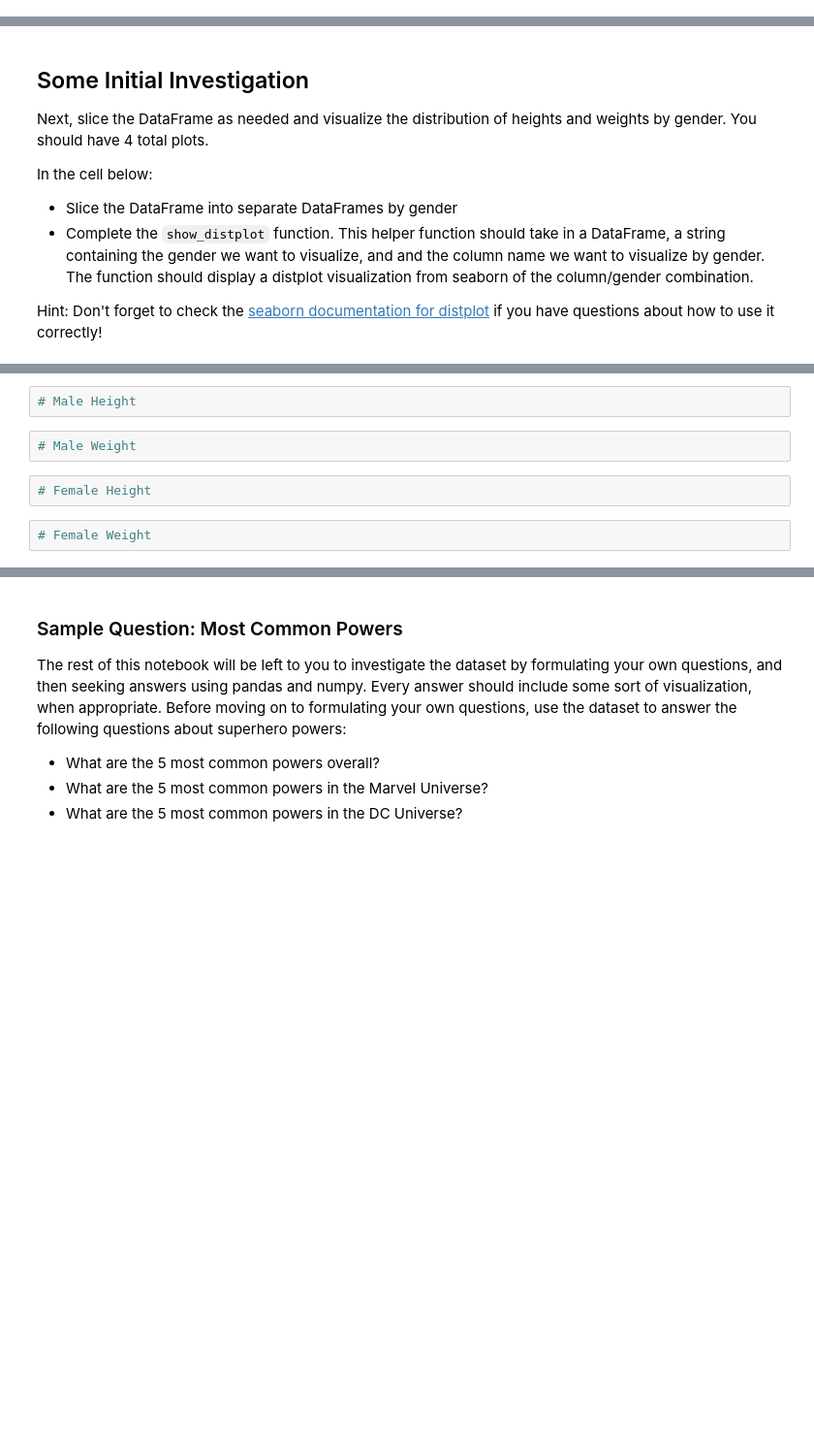
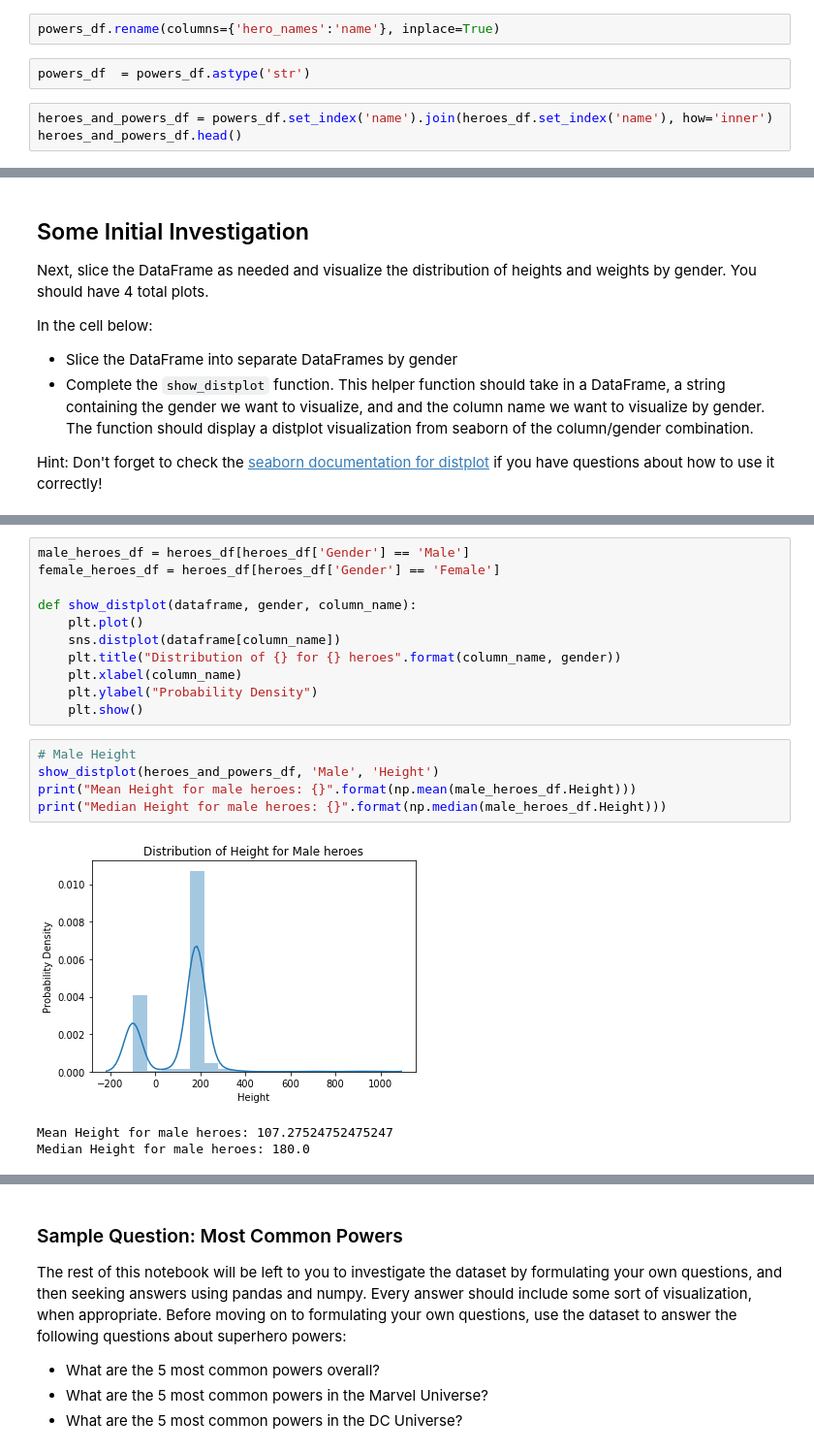
Before and after one commit to learn-co-curriculum/dsc-pandas-data-cleaning-lab, a Jupyter notebook: index.ipynb, the cells around one changed output, grey strips where cells are left out. Shown: that part at 97% size. Drawn from its saved outputs; the diff is of its cells as text; blank space fills up the shorter version.

```diff
--- a/index.ipynb
+++ b/index.ipynb
@@ -67,3 +185,10 @@ ________________________________________________________________________________
 In the cell below, join the two DataFrames.  Think about which sort of join you should use, as well as which columns you should join on.  Rename columns and manipulate as needed.
 
 **_HINT:_** If the join throws an error message, consider settin the the column you want to join on as the index for each DataFrame.
+# %%
+powers_df.rename(columns={'hero_names':'name'}, inplace=True)
+# %%
+powers_df  = powers_df.astype('str')
+# %%
+heroes_and_powers_df = powers_df.set_index('name').join(heroes_df.set_index('name'), how='inner')
+heroes_and_powers_df.head()
@@ -89,8 +237,20 @@ def show_distplot(dataframe, gender, column_name):
-# %%
-# Male Height
-# %%
-# Male Weight
-# %%
-# Female Height
-# %%
-# Female Weight
+# %%
+male_heroes_df = heroes_df[heroes_df['Gender'] == 'Male']
+female_heroes_df = heroes_df[heroes_df['Gender'] == 'Female']
+
+def show_distplot(dataframe, gender, column_name):
+    plt.plot()
+    sns.distplot(dataframe[column_name])
+    plt.title("Distribution of {} for {} heroes".format(column_name, gender))
+    plt.xlabel(column_name)
+    plt.ylabel("Probability Density")
+    plt.show()
+# %%
+# Male Height
+show_distplot(heroes_and_powers_df, 'Male', 'Height')
+print("Mean Height for male heroes: {}".format(np.mean(male_heroes_df.Height)))
+print("Median Height for male heroes: {}".format(np.median(male_heroes_df.Height)))
+# %% [output]
+[figure, added]
+Mean Height for male heroes: 107.27524752475247
+Median Height for male heroes: 180.0
```
Also changed, not shown: parts of 21 cells of this notebook, 8 other files.
